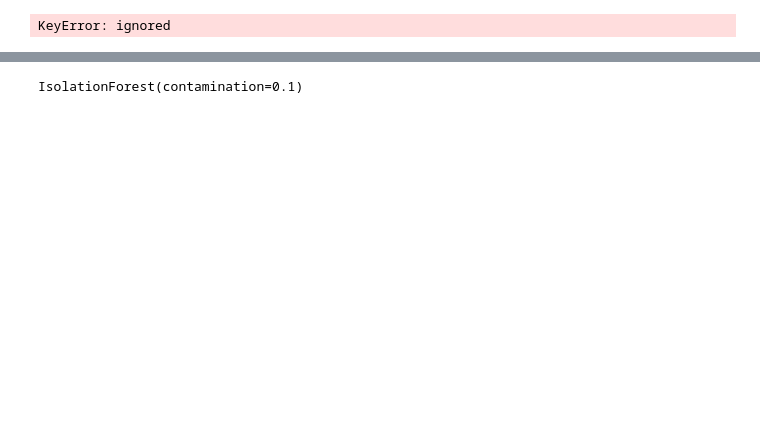
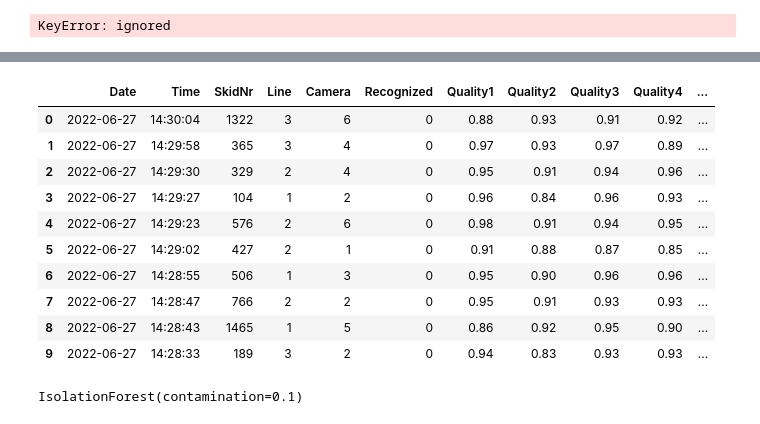
Before and after one commit to Sassenach21/Eines, a Jupyter notebook: code.ipynb, the cells around one changed output, grey strips where cells are left out. Drawn from its saved outputs; the diff is of its cells as text; code cells hidden in the pictures; blank space fills up the shorter version.

```diff
--- a/code.ipynb
+++ b/code.ipynb
@@ -39,3 +53,20 @@ data['Recognized'] = data['Recognized'].map(lambda x: 1 if x=='NOK' else 0)
+# %%
+le = preprocessing.LabelEncoder()
+data['Recognized'] = le.fit_transform(data['Recognized'])
+data['Recognized'].unique()
+data.head(10)
+# %% [output]
+|  | Date | Time | SkidNr | Line | Camera | Recognized | Quality1 | Quality2 | Quality3 | Quality4 | ... |
+| 0 | 2022-06-27 | 14:30:04 | 1322 | 3 | 6 | 0 | 0.88 | 0.93 | 0.91 | 0.92 | ... |
+| 1 | 2022-06-27 | 14:29:58 | 365 | 3 | 4 | 0 | 0.97 | 0.93 | 0.97 | 0.89 | ... |
+| 2 | 2022-06-27 | 14:29:30 | 329 | 2 | 4 | 0 | 0.95 | 0.91 | 0.94 | 0.96 | ... |
+| 3 | 2022-06-27 | 14:29:27 | 104 | 1 | 2 | 0 | 0.96 | 0.84 | 0.96 | 0.93 | ... |
+| 4 | 2022-06-27 | 14:29:23 | 576 | 2 | 6 | 0 | 0.98 | 0.91 | 0.94 | 0.95 | ... |
+| 5 | 2022-06-27 | 14:29:02 | 427 | 2 | 1 | 0 | 0.91 | 0.88 | 0.87 | 0.85 | ... |
+| 6 | 2022-06-27 | 14:28:55 | 506 | 1 | 3 | 0 | 0.95 | 0.90 | 0.96 | 0.96 | ... |
+| 7 | 2022-06-27 | 14:28:47 | 766 | 2 | 2 | 0 | 0.95 | 0.91 | 0.93 | 0.93 | ... |
+| 8 | 2022-06-27 | 14:28:43 | 1465 | 1 | 5 | 0 | 0.86 | 0.92 | 0.95 | 0.90 | ... |
+| 9 | 2022-06-27 | 14:28:33 | 189 | 3 | 2 | 0 | 0.94 | 0.83 | 0.93 | 0.93 | ... |
 # %%
 # splitting data: 80% training and 20% test
 features = list(data.columns.values.tolist())
```
Also changed, not shown: parts of 3 cells of this notebook.
